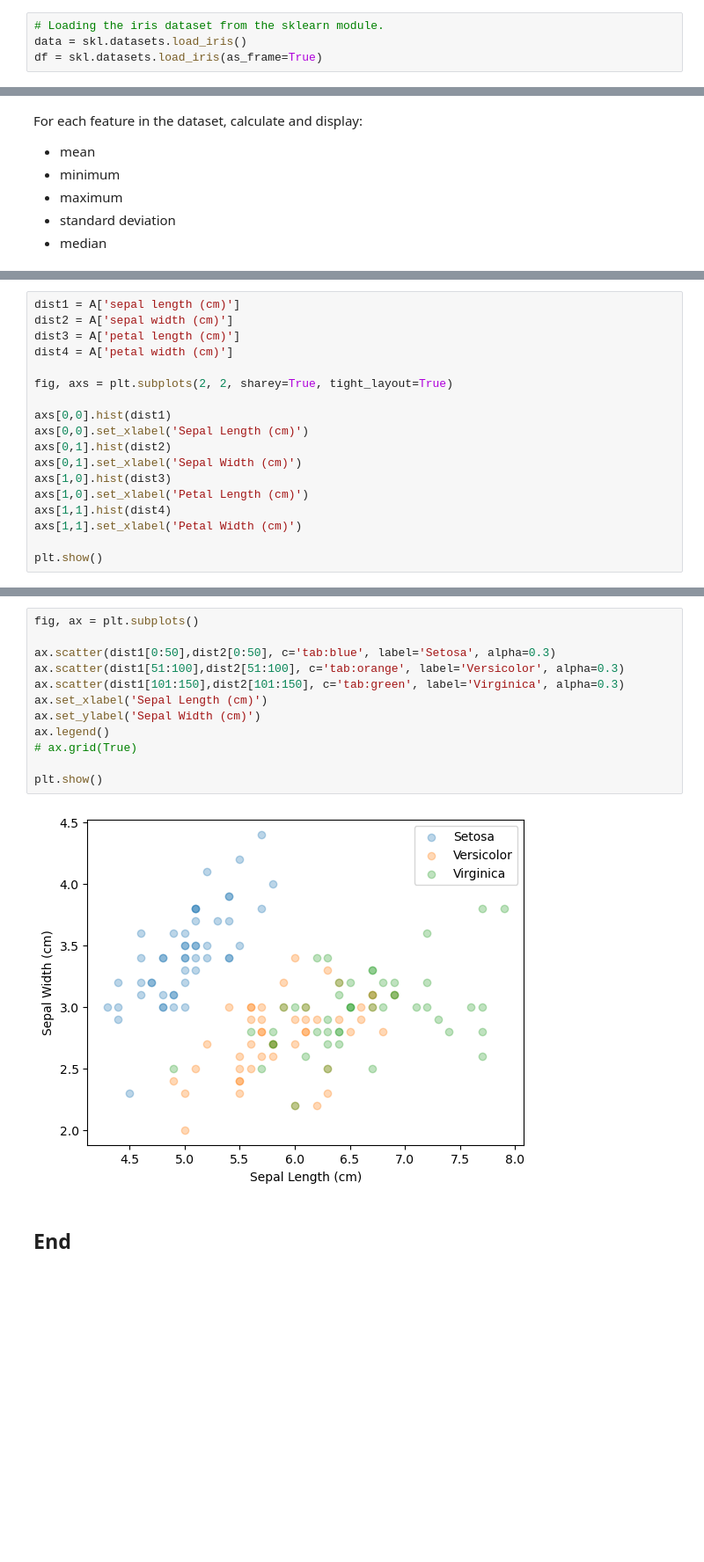
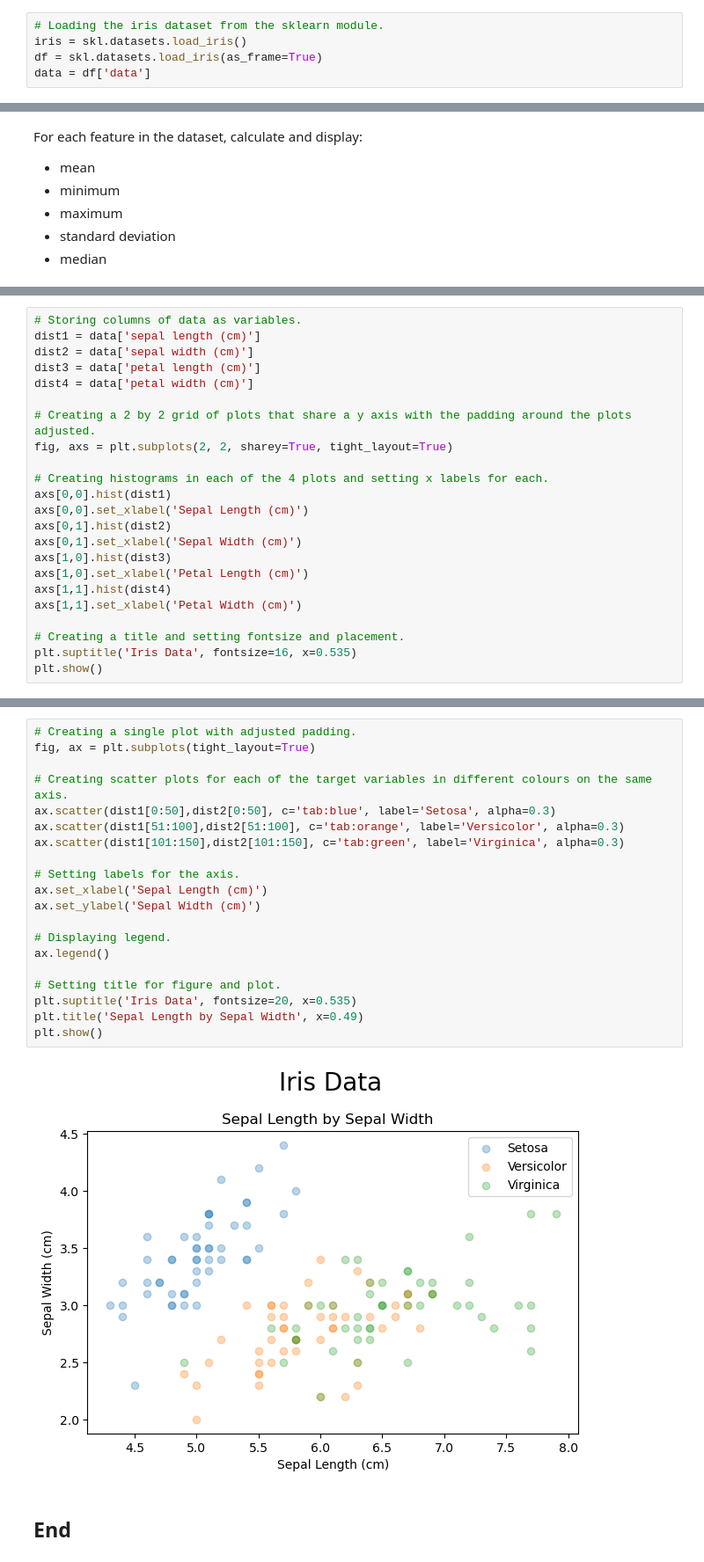
Before and after one commit to CeamanCollins/principles_of_data_analytics_assessment, a Jupyter notebook: tasks.ipynb, the cells around one changed output, grey strips where cells are left out. Shown: that part at 88% size. Cells and saved outputs as stored; diff of their text form; blank space fills up the shorter version.

```diff
--- a/tasks.ipynb
+++ b/tasks.ipynb
@@ -12,8 +14,9 @@ import numpy as np
 ## Task 1: Loading The Dataset
 # %%
 # Loading the iris dataset from the sklearn module.
-data = skl.datasets.load_iris()
+iris = skl.datasets.load_iris()
 df = skl.datasets.load_iris(as_frame=True)
+data = df['data']
 # %% [markdown]
 The load_iris() command returns a dataset in dictionary form, originally published by R.A. Fisher in 1936, featuring data on the sepal and petal lengths and widths of different types of iris flower species measured in centimeters.  It contains 150 instances of measurements, 50 for each species observed: Iris Setosa, Iris Versicolour and Iris Virginica. It is noted as one of the earliest used datasets in the development of classification methods. It is extremely famous and influential still to this day despite being nearly a century old.
 # %% [markdown]
@@ -138,11 +137,14 @@ A = df['data']
 # %%
-dist1 = A['sepal length (cm)']
-dist2 = A['sepal width (cm)']
-dist3 = A['petal length (cm)']
-dist4 = A['petal width (cm)']
+# Storing columns of data as variables.
+dist1 = data['sepal length (cm)']
+dist2 = data['sepal width (cm)']
+dist3 = data['petal length (cm)']
+dist4 = data['petal width (cm)']
 
+# Creating a 2 by 2 grid of plots that share a y axis with the padding around the plots adjusted.
 fig, axs = plt.subplots(2, 2, sharey=True, tight_layout=True)
 
+# Creating histograms in each of the 4 plots and setting x labels for each.
 axs[0,0].hist(dist1)
 axs[0,0].set_xlabel('Sepal Length (cm)')
 axs[0,1].hist(dist2)
@@ -152,5 +154,7 @@ axs[1,0].set_xlabel('Petal Length (cm)')
 axs[1,1].hist(dist4)
 axs[1,1].set_xlabel('Petal Width (cm)')
 
+# Creating a title and setting fontsize and placement.
+plt.suptitle('Iris Data', fontsize=16, x=0.535)
 plt.show()
 # %% [output]
@@ -162,16 +172,24 @@ Color-code the three different classes of the scatter plot points.
 # %%
-fig, ax = plt.subplots()
+# Creating a single plot with adjusted padding.
+fig, ax = plt.subplots(tight_layout=True)
 
+# Creating scatter plots for each of the target variables in different colours on the same axis.
 ax.scatter(dist1[0:50],dist2[0:50], c='tab:blue', label='Setosa', alpha=0.3)
 ax.scatter(dist1[51:100],dist2[51:100], c='tab:orange', label='Versicolor', alpha=0.3)
 ax.scatter(dist1[101:150],dist2[101:150], c='tab:green', label='Virginica', alpha=0.3)
+
+# Setting labels for the axis.
 ax.set_xlabel('Sepal Length (cm)')
 ax.set_ylabel('Sepal Width (cm)')
+
+# Displaying legend.
 ax.legend()
-# ax.grid(True)
 
+# Setting title for figure and plot.
+plt.suptitle('Iris Data', fontsize=20, x=0.535)
+plt.title('Sepal Length by Sepal Width', x=0.49)
 plt.show()
 # %% [output]
-[figure, old version]
+[figure, new version]
 # %% [markdown]
 ## End
```
Also changed, not shown: parts of 16 cells of this notebook.
